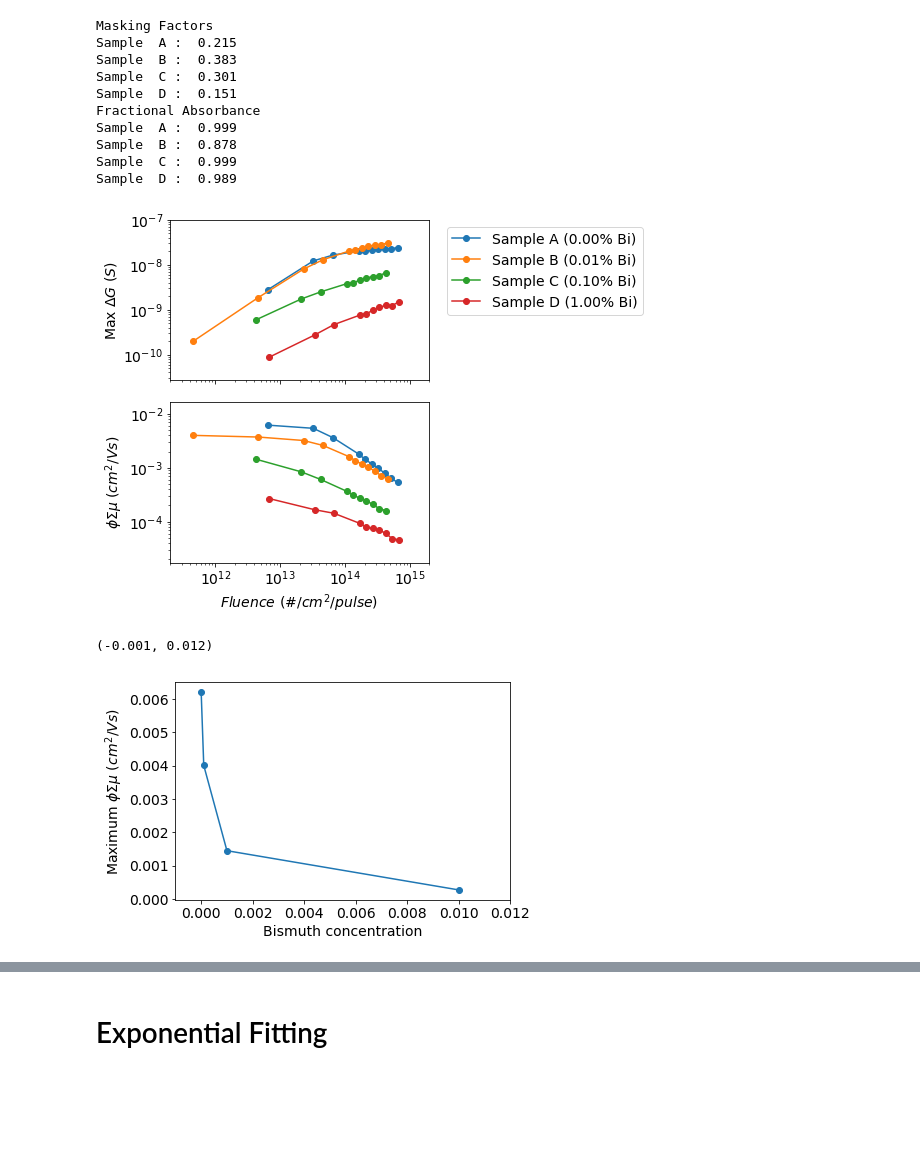
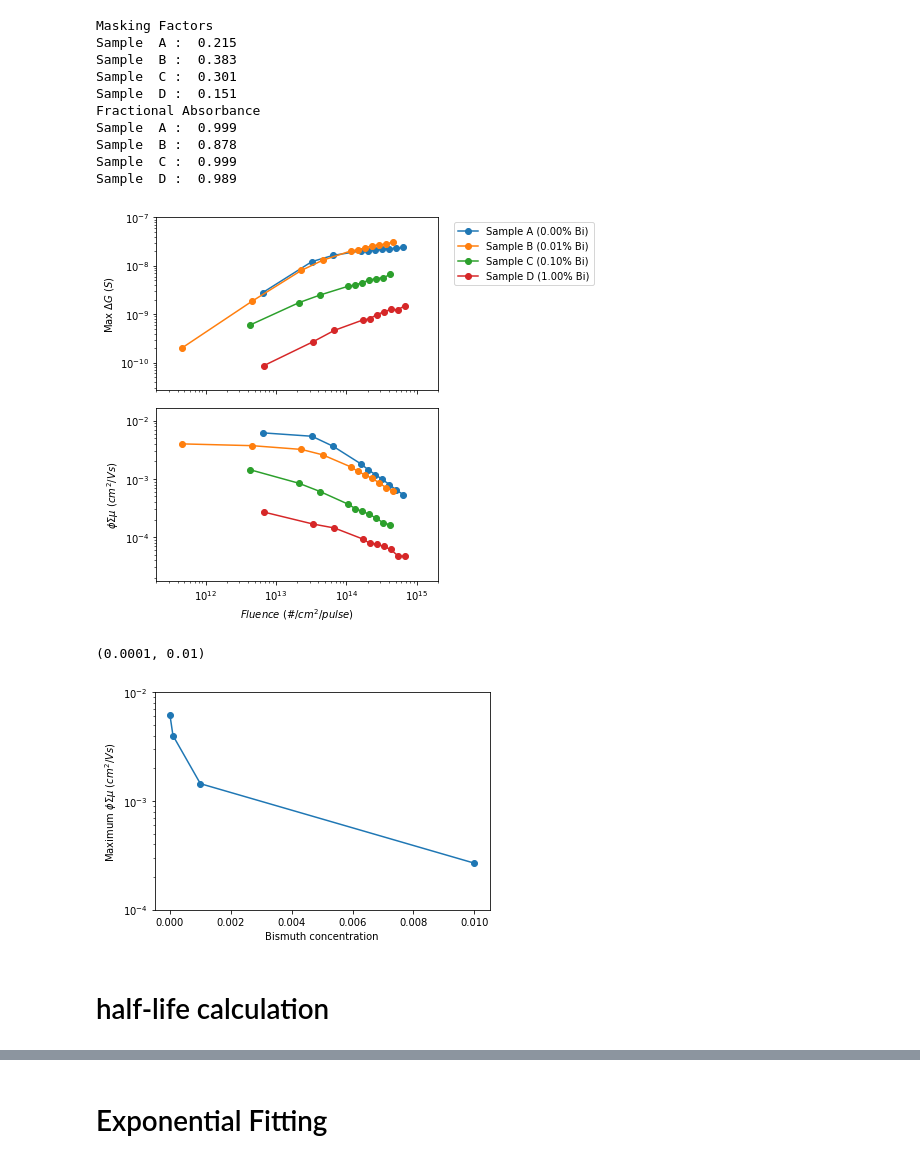
Before and after one commit to aspitarl/TRMC, a Jupyter notebook: 10-17-18.ipynb, the cells around one changed output, grey strips where cells are left out. Saved outputs shown, nothing was run; the diff lists cells and outputs as text; code cells hidden in the pictures; blank space fills up the shorter version.

```diff
--- a/10-17-18.ipynb
+++ b/10-17-18.ipynb
@@ -88,7 +88,7 @@ dfs_V = {}
 
 for samp in fps:
     dfs_V[samp], back_V_csv = trmc.load(fps[samp], offsettime = 50e-9, sub_lowpow = True)
-    dfs_V[samp] = trmc.offsettime(dfs_V[samp])
+    dfs_V[samp] = trmc.offsettime(dfs_V[samp], timebefore = 50e-9, timeafter = 500-9)
 # %%
 fig, axes = plt.subplots(1,4, sharey = True, figsize = (20,4))
 
@@ -304,17 +304,20 @@ for ax in axes:
 
 fig.tight_layout()
 # %% [output]
-[figure, old version]
+[figure, new version]
 # %%
 Bi = pd.Series([0,0.0001,0.001,0.01], index = labels.keys())
 
 fig, ax = plt.subplots()
 
 ax.plot(Bi,maxmob, marker = 'o')
 ax.set_ylabel('Maximum $\phi\Sigma\mu \ (cm^2/Vs)$')
 ax.set_xlabel('Bismuth concentration')
-
-ax.set_xlim(-0.001,0.012)
+ax.set_yscale('log')
+# ax.set_xlim(-0.001,0.012)
+ax.set_ylim(1e-4,1e-2)
 # %% [output]
-(-0.001, 0.012)
+(0.0001, 0.01)
-[figure, old version]
+[figure, new version]
+# %% [markdown]
+# half-life calculation
```
Also changed, not shown: parts of 11 cells of this notebook, 1 other file.
